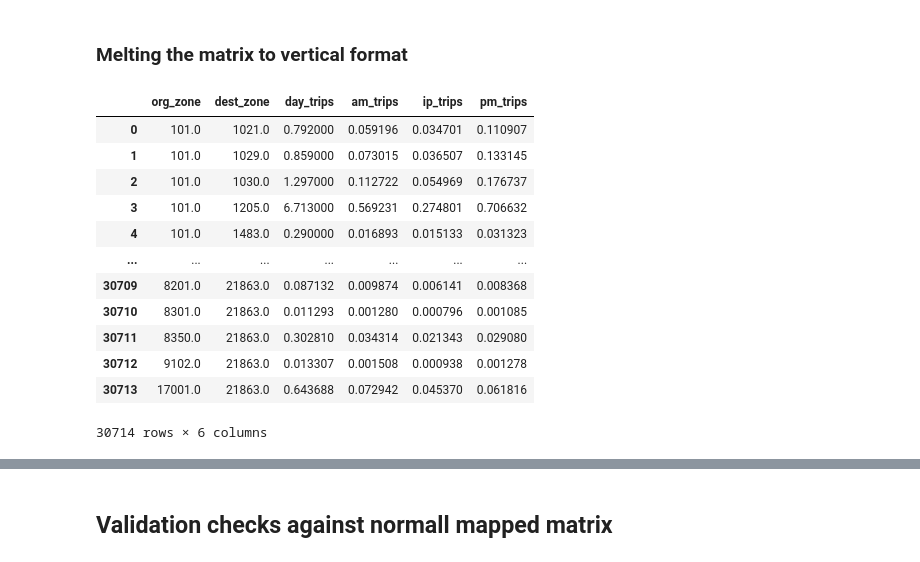
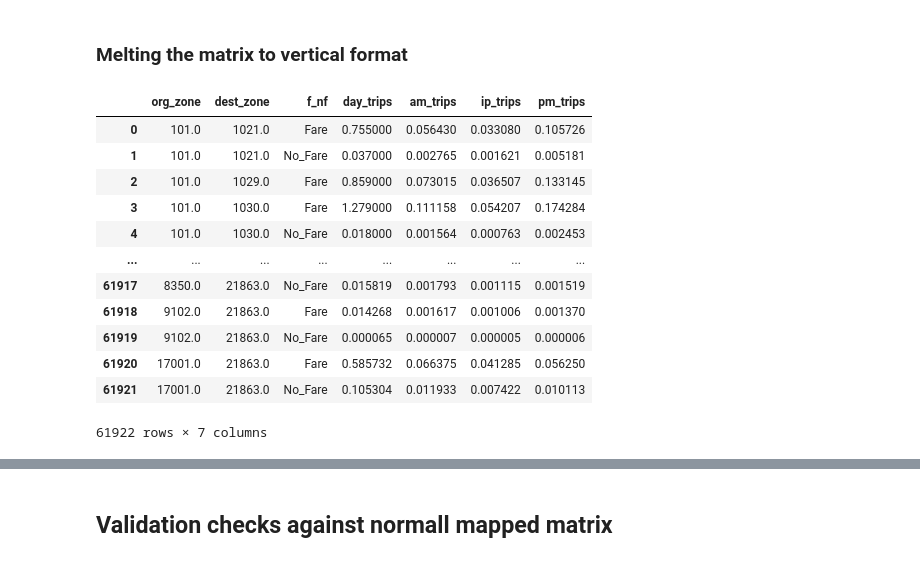
Before and after one commit to mAzrnnr/arup_csmt, a Jupyter notebook: rail_matrices_v2.ipynb, the cells around one changed output, grey strips where cells are left out. Drawn from its saved outputs; the diff is of its cells as text; code cells hidden in the pictures.

```diff
--- a/rail_matrices.ipynb
+++ b/rail_matrices_v2.ipynb
@@ -100,0 +108,4 @@ factors['pm']
+# %%
+total_ba = factors['pm'][['station','total_ons','total_offs']].copy()
+total_ba['avg_entry_exit'] = (total_ba['total_ons']+total_ba['total_offs'])/2
+total_ba.head()
@@ -429,7 +496,7 @@ Iterate through each Station OD trip matrix and assign them to zone-zone matrix
 - For trips between Internal station to External station or vice-versa, create a list of all combination of internal zones (3) to external zone(1) i.e. 3 combinations, allocate the peak hour trips stn trips to zones.
 - For trips between Internal station to Internal station, create a list of all combination of internal zones (3) to internals  zone (3) i.e. 9 combinations, allocate the peak hour trips stn trips to zones.
 # %%
-wk_f_trips = pd.read_csv(f'{basepath}/03 Output/04 Matrix Input/04 Station Trips/Weekday Peak-hour trips.csv')
-wk_f_trips.rename(columns= {'org_d':'day_org','dest_d':'day_dest'},inplace=True)
-wk_f_trips
+wk_trips = pd.read_csv(f'{basepath}/03 Output/04 Matrix Input/04 Station Trips/Weekday Peak-hour trips_27062024.csv')
+wk_trips.rename(columns= {'org_d':'day_org','dest_d':'day_dest'},inplace=True)
+wk_trips
 # %% [output]
@@ -674,16 +741,18 @@ int_zone_split_adj
 # %%
 peaks = ['day','am','ip','pm']
 mtx = []
-for index, row in wk_f_trips.iterrows():
+for index, row in wk_trips.iterrows():
 
     ### Case 1 - Both are external zones
     if (row['station1'] not in fma_stations_dist['station'].values) and (row['station2'] not in fma_stations_dist['station'].values):
         zone_od = {}
         zone_od['org_zone'] = stn_zones.loc[stn_zones['station']==row['station1']]['zoneno'].values[0]
         zone_od['dest_zone'] = stn_zones.loc[stn_zones['station']==row['station2']]['zoneno'].values[0]
+        zone_od['f_nf'] = row['fare_nofare']
         for peak in peaks:
             for o_d in ['org','dest']:
                 zone_od[f'{peak}_{o_d}'] = row[f'{peak}_{o_d}']
+
         mtx.append(zone_od)
 
     ## Case 2 - Org is internal zone and Dest is external zone
@@ -695,9 +764,11 @@ for index, row in wk_f_trips.iterrows():
                 zone_od = {}
                 zone_od['org_zone'] = rowx['zoneno']
                 zone_od['dest_zone'] = stn_zones.loc[stn_zones['station']==row['station2']]['zoneno'].values[0]
+                zone_od['f_nf'] = row['fare_nofare']
                 for peak in peaks:
                     zone_od[f'{peak}_org'] = row[f'{peak}_org']*rowx['act_perc']
                     zone_od[f'{peak}_dest'] = row[f'{peak}_dest']*rowx['act_perc']
+
                 mtx.append(zone_od)
 
         ## Subcase 2.2 - Org is other FMA zone except Coventry
@@ -707,9 +778,11 @@ for index, row in wk_f_trips.iterrows():
                 zone_od = {}
                 zone_od['org_zone'] = rowx['zoneno']
                 zone_od['dest_zone'] = stn_zones.loc[stn_zones['station']==row['station2']]['zoneno'].values[0]
+                zone_od['f_nf'] = row['fare_nofare']
                 for peak in peaks:
                     zone_od[f'{peak}_org'] = row[f'{peak}_org']*rowx['adj_split']
                     zone_od[f'{peak}_dest'] = row[f'{peak}_dest']*rowx['adj_split']
+
                 mtx.append(zone_od)
 
 
@@ -722,6 +795,7 @@ for index, row in wk_f_trips.iterrows():
                 zone_od = {}
                 zone_od['org_zone'] = stn_zones.loc[stn_zones['station']==row['station2']]['zoneno'].values[0]
                 zone_od['dest_zone'] = rowx['zoneno']
+                zone_od['f_nf'] = row['fare_nofare']
                 for peak in peaks:
                     zone_od[f'{peak}_org'] = row[f'{peak}_org']*rowx['act_perc']
                     zone_od[f'{peak}_dest'] = row[f'{peak}_dest']*rowx['act_perc']
@@ -734,6 +808,7 @@ for index, row in wk_f_trips.iterrows():
                 zone_od = {}
                 zone_od['org_zone'] = stn_zones.loc[stn_zones['station']==row['station2']]['zoneno'].values[0]
                 zone_od['dest_zone'] = rowx['zoneno']
+                zone_od['f_nf'] = row['fare_nofare']
                 for peak in peaks:
                     zone_od[f'{peak}_org'] = row[f'{peak}_org']*rowx['adj_split']
                     zone_od[f'{peak}_dest'] = row[f'{peak}_dest']*rowx['adj_split']
@@ -751,6 +826,7 @@ for index, row in wk_f_trips.iterrows():
                     zone_od = {}
                     zone_od['org_zone'] = rowx['zoneno']
                     zone_od['dest_zone'] = rowy['zoneno']
+                    zone_od['f_nf'] = row['fare_nofare']
                     for peak in peaks:
                         zone_od[f'{peak}_org'] = row[f'{peak}_org']*rowx['act_perc']*rowy['adj_split']
                         zone_od[f'{peak}_dest'] = row[f'{peak}_dest']*rowx['act_perc']*rowy['adj_split']
@@ -764,6 +840,7 @@ for index, row in wk_f_trips.iterrows():
                     zone_od = {}
                     zone_od['org_zone'] = rowx['zoneno']
                     zone_od['dest_zone'] = rowy['zoneno']
+                    zone_od['f_nf'] = row['fare_nofare']
                     for peak in peaks:
                         zone_od[f'{peak}_org'] = row[f'{peak}_org']*rowx['adj_split']*rowy['act_perc']
                         zone_od[f'{peak}_dest'] = row[f'{peak}_dest']*rowx['adj_split']*rowy['act_perc']
@@ -778,9 +855,11 @@ for index, row in wk_f_trips.iterrows():
                     zone_od = {}
                     zone_od['org_zone'] = rowx['zoneno']
                     zone_od['dest_zone'] = rowy['zoneno']
+                    zone_od['f_nf'] = row['fare_nofare']
                     for peak in peaks:
                         zone_od[f'{peak}_org'] = row[f'{peak}_org']*rowx['adj_split']*rowy['zonal_split']
                         zone_od[f'{peak}_dest'] = row[f'{peak}_dest']*rowx['adj_split']*rowy['zonal_split']
+
                     mtx.append(zone_od)
 
 mtx_rail = pd.DataFrame(mtx)
@@ -802,4 +888,4 @@ mtx_rail
 # %%
-mtx_rail_reduced = mtx_rail.groupby(['org_zone','dest_zone']).sum().reset_index()
+mtx_rail_reduced = mtx_rail.groupby(['org_zone','dest_zone','f_nf']).sum().reset_index()
 mtx_rail_reduced
 # %% [output]
@@ -825,25 +911,25 @@ print(mtx_rail_reduced['day_dest'].sum())
 # %% [markdown]
 ### Melting the matrix to vertical format
 # %%
-org_mtx = mtx_rail_reduced[['org_zone','dest_zone','day_org','am_org','ip_org','pm_org']].copy()
+org_mtx = mtx_rail_reduced[['org_zone','dest_zone','f_nf','day_org','am_org','ip_org','pm_org']].copy()
 org_mtx.rename(columns={'day_org':'day_trips','am_org':'am_trips','ip_org':'ip_trips','pm_org':'pm_trips'}, inplace=True)
-dest_matrix = mtx_rail_reduced[['org_zone','dest_zone','day_dest','am_dest','ip_dest','pm_dest']].copy()
+dest_matrix = mtx_rail_reduced[['org_zone','dest_zone','f_nf','day_dest','am_dest','ip_dest','pm_dest']].copy()
 dest_matrix.rename(columns={'org_zone':'int_o','dest_zone':'int_d','day_dest':'day_trips','am_dest':'am_trips','ip_dest':'ip_trips','pm_dest':'pm_trips'}, inplace=True)
 dest_matrix.rename(columns={'int_o':'dest_zone','int_d':'org_zone'}, inplace=True)
 mtx_rail_linear = pd.concat([org_mtx,dest_matrix]).reset_index(drop=True)
 mtx_rail_linear
 # %% [output]
-|  | org_zone | dest_zone | day_trips | am_trips | ip_trips | pm_trips |
-| 0 | 101.0 | 1021.0 | 0.792000 | 0.059196 | 0.034701 | 0.110907 |
-| 1 | 101.0 | 1029.0 | 0.859000 | 0.073015 | 0.036507 | 0.133145 |
-| 2 | 101.0 | 1030.0 | 1.297000 | 0.112722 | 0.054969 | 0.176737 |
-| 3 | 101.0 | 1205.0 | 6.713000 | 0.569231 | 0.274801 | 0.706632 |
-| 4 | 101.0 | 1483.0 | 0.290000 | 0.016893 | 0.015133 | 0.031323 |
-| ... | ... | ... | ... | ... | ... | ... |
-| 30709 | 8201.0 | 21863.0 | 0.087132 | 0.009874 | 0.006141 | 0.008368 |
-| 30710 | 8301.0 | 21863.0 | 0.011293 | 0.001280 | 0.000796 | 0.001085 |
-| 30711 | 8350.0 | 21863.0 | 0.302810 | 0.034314 | 0.021343 | 0.029080 |
-| 30712 | 9102.0 | 21863.0 | 0.013307 | 0.001508 | 0.000938 | 0.001278 |
-| 30713 | 17001.0 | 21863.0 | 0.643688 | 0.072942 | 0.045370 | 0.061816 |
+|  | org_zone | dest_zone | f_nf | day_trips | am_trips | ip_trips | pm_trips |
+| 0 | 101.0 | 1021.0 | Fare | 0.755000 | 0.056430 | 0.033080 | 0.105726 |
+| 1 | 101.0 | 1021.0 | No_Fare | 0.037000 | 0.002765 | 0.001621 | 0.005181 |
+| 2 | 101.0 | 1029.0 | Fare | 0.859000 | 0.073015 | 0.036507 | 0.133145 |
+| 3 | 101.0 | 1030.0 | Fare | 1.279000 | 0.111158 | 0.054207 | 0.174284 |
+| 4 | 101.0 | 1030.0 | No_Fare | 0.018000 | 0.001564 | 0.000763 | 0.002453 |
+| ... | ... | ... | ... | ... | ... | ... | ... |
+| 61917 | 8350.0 | 21863.0 | No_Fare | 0.015819 | 0.001793 | 0.001115 | 0.001519 |
+| 61918 | 9102.0 | 21863.0 | Fare | 0.014268 | 0.001617 | 0.001006 | 0.001370 |
+| 61919 | 9102.0 | 21863.0 | No_Fare | 0.000065 | 0.000007 | 0.000005 | 0.000006 |
+| 61920 | 17001.0 | 21863.0 | Fare | 0.585732 | 0.066375 | 0.041285 | 0.056250 |
+| 61921 | 17001.0 | 21863.0 | No_Fare | 0.105304 | 0.011933 | 0.007422 | 0.010113 |
-30714 rows × 6 columns
+61922 rows × 7 columns
 # %%
```
Also changed, not shown: parts of 23 cells of this notebook, 3 other files.
